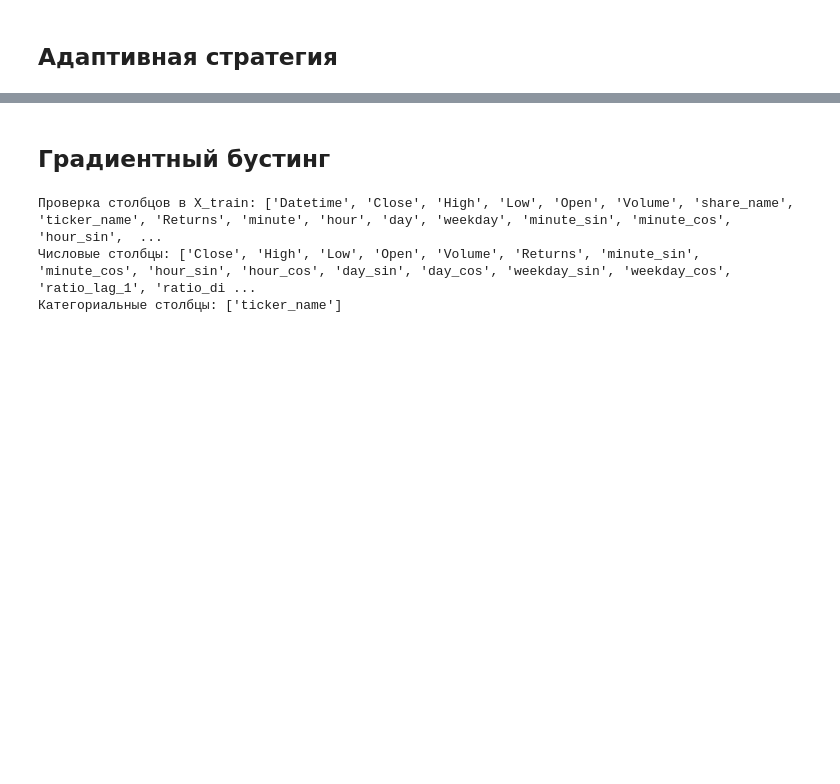
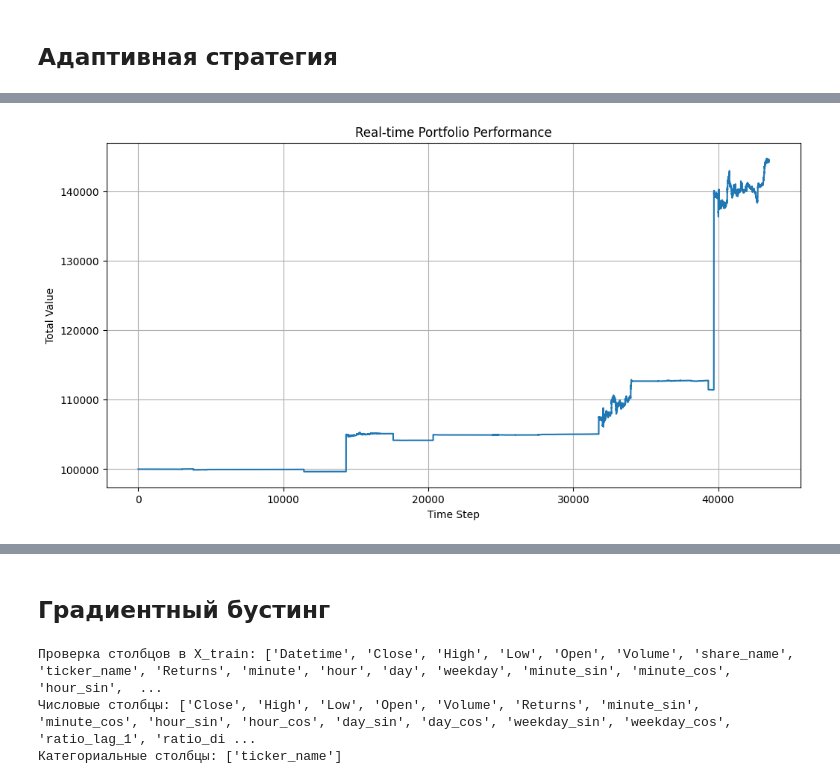
Before and after one commit to vsinyutsina/hft_final_qw, a Jupyter notebook: Применение_самых_простых_стратегий.ipynb, the cells around one changed output, grey strips where cells are left out. Cells and saved outputs as stored; diff of their text form; code cells hidden in the pictures; blank space fills up the shorter version.

```diff
--- a/Применение_самых_простых_стратегий.ipynb
+++ b/Применение_самых_простых_стратегий.ipynb
@@ -1102,0 +1261,86 @@ dtype: float64
+# %%
+# 6. Пакетная обработка новых данных
+class RealTimeTrading:
+    def __init__(self, model, initial_balance=100000):
+        self.model = model
+        self.balance = initial_balance
+        self.position = 0
+        self.portfolio_history = []
+        self.current_state = None
+
+    def process_new_data(self, new_data: pd.DataFrame):
+        """Обработка нового блока данных"""
+        # 1. Предобработка как в prepare_data()
+        processed_data = new_data.copy()
+
+        # 2. Последовательная обработка каждого временного шага
+        for idx in range(len(processed_data)):
+            state = self._create_state(processed_data.iloc[idx])
+            action = self._make_decision(state)
+            self._execute_trade(action, processed_data.iloc[idx]['Close'])
+
+            # Логирование
+            # self._log_state(idx, action, processed_data.iloc[idx]['Close'])
+
+
+    def _create_state(self, row):
+        """Создание вектора состояния"""
+        features = row.values.astype(np.float32)
+        return np.append(features, [self.balance, self.position])
+
+    def _make_decision(self, state):
+        """Предсказание действия"""
+        action, _ = self.model.predict(state)
+        return action
+
+    def _execute_trade(self, action, price):
+        """Исполнение торгового действия"""
+        if action == 1:  # BUY
+            if self.balance >= price:
+                self.position += 1
+                self.balance -= price
+        elif action == 2:  # SELL
+            if self.position > 0:
+                self.position -= 1
+                self.balance += price
+
+        self.portfolio_history.append(self.balance + self.position * price)
+
+    # def _log_state(self, step, action, price):
+    #     """Логирование результатов"""
+    #     print(f"\nStep: {step}")
+    #     print(f"Price: {price:.2f}")
+    #     print(f"Action: {['HOLD', 'BUY', 'SELL'][action]}")
+    #     print(f"Balance: {self.balance:.2f}")
+    #     print(f"Position: {self.position}")
+    #     print(f"Portfolio Value: {self.portfolio_history[-1]:.2f}")
+    #     print("-" * 40)
+
+    def plot_performance(self):
+        """Визуализация результатов"""
+        plt.figure(figsize=(12,6))
+        plt.plot(self.portfolio_history)
+        plt.title('Real-time Portfolio Performance')
+        plt.xlabel('Time Step')
+        plt.ylabel('Total Value')
+        plt.grid(True)
+        plt.show()
+
+# Пример использования
+if __name__ == "__main__":
+    # Загрузка модели и scaler
+    model = DQN.load("rl_trading_model")
+
+    trading_system = RealTimeTrading(model)
+    # Эмуляция потоковых данных (загрузка новых данных)
+    new_data_batch = X_test
+    # Обработка данных
+    trading_system.process_new_data(new_data_batch)
+
+    # Визуализация результатов
+    trading_system.plot_performance()
+
+    # Пример вывода текущего состояния
+    print("\nFinal Portfolio Value:", trading_system.portfolio_history[-1])
+# %% [output]
+[figure, added]
```
Also changed, not shown: parts of 27 cells of this notebook.
